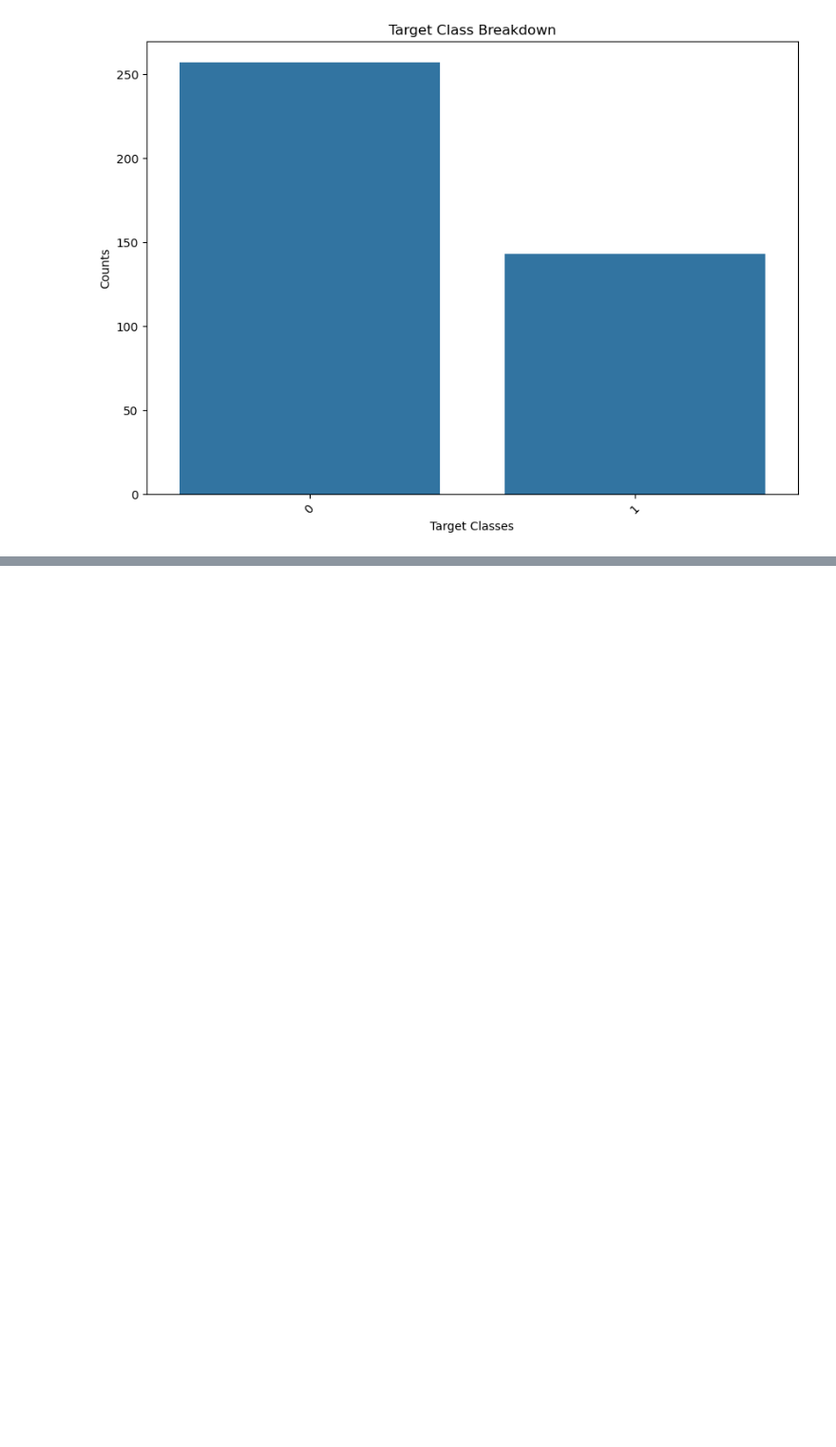
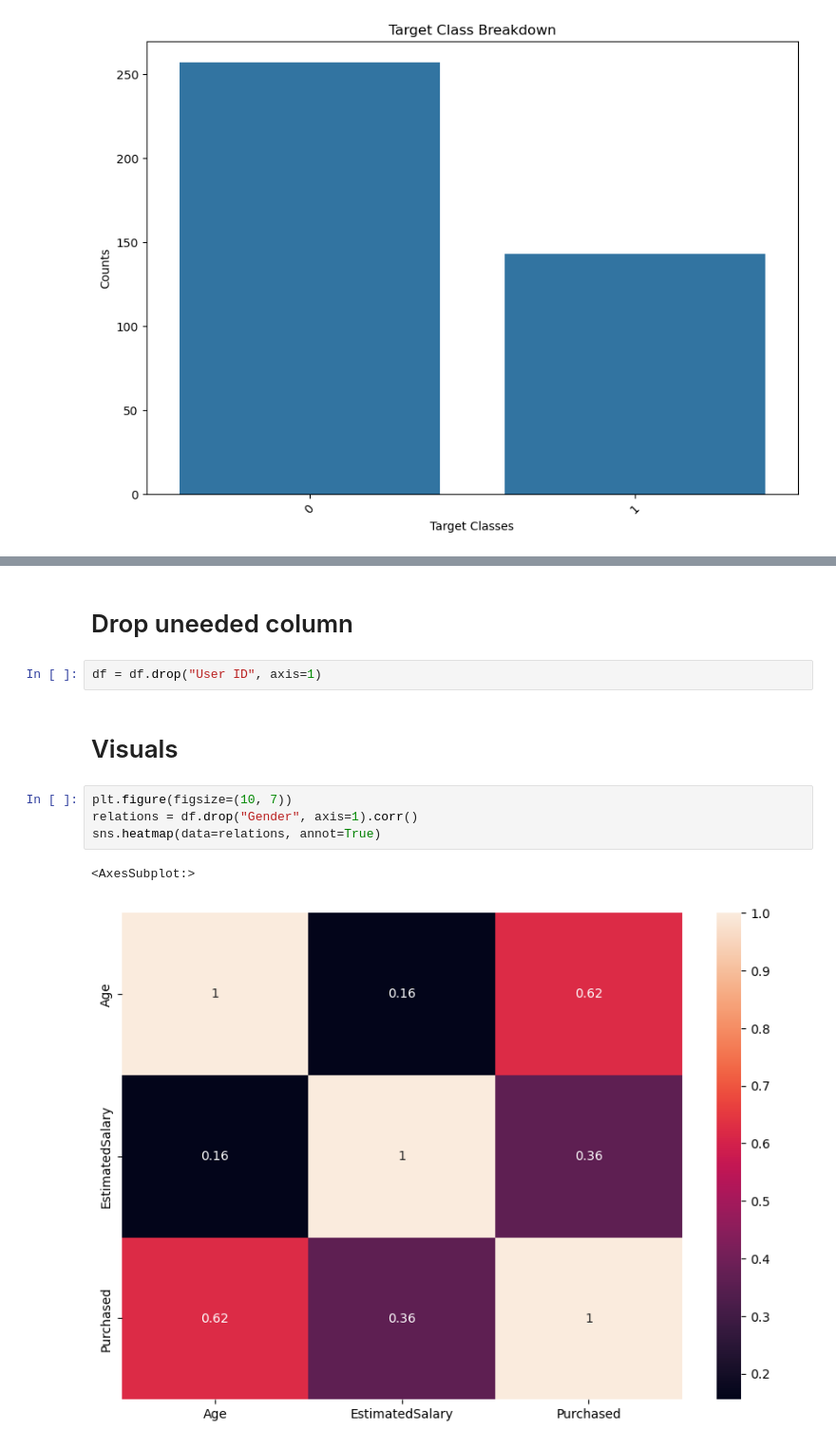
Before and after one commit to MaukanMir/-Social-Network-Ads-Classifier, a Jupyter notebook: training.ipynb, the cells around one changed output, grey strips where cells are left out. Shown at 95% size. Drawn from its saved outputs; the diff is of its cells as text; blank space fills up the shorter version.

```diff
--- a/training.ipynb
+++ b/training.ipynb
@@ -71,0 +93,13 @@ check_class_imbalance(df["Purchased"])
+# %% [markdown]
+# Drop uneeded column
+# %%
+df = df.drop("User ID", axis=1)
+# %% [markdown]
+# Visuals
+# %%
+plt.figure(figsize=(10, 7))
+relations = df.drop("Gender", axis=1).corr()
+sns.heatmap(data=relations, annot=True)
+# %% [output]
+<AxesSubplot:>
+[figure, added]
```
Also changed, not shown: parts of 4 cells of this notebook.
